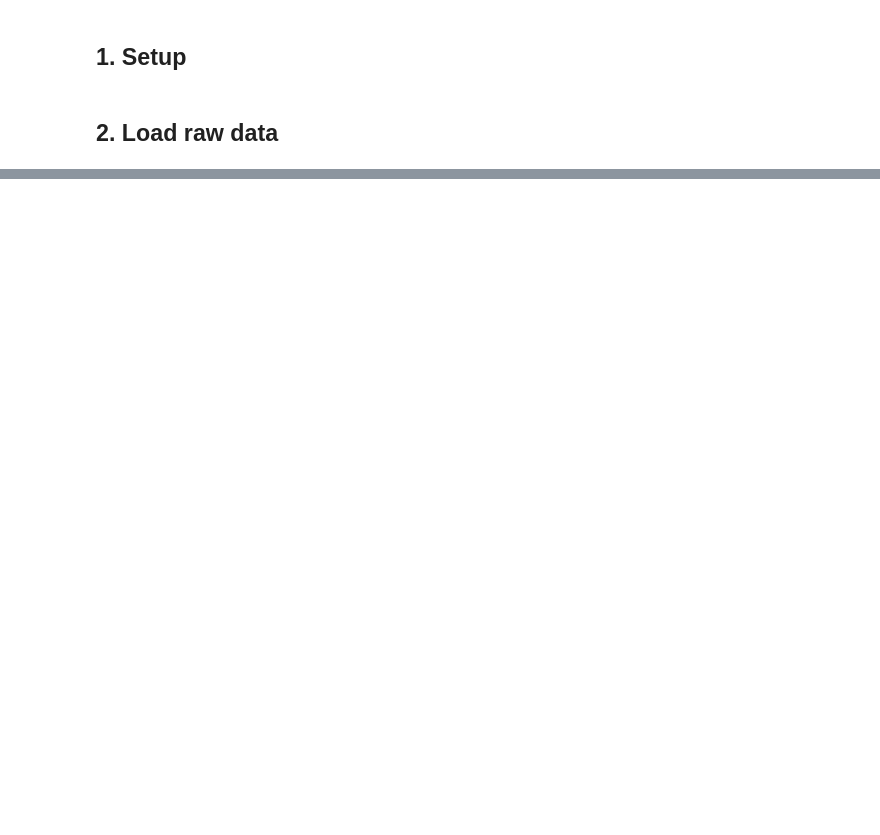
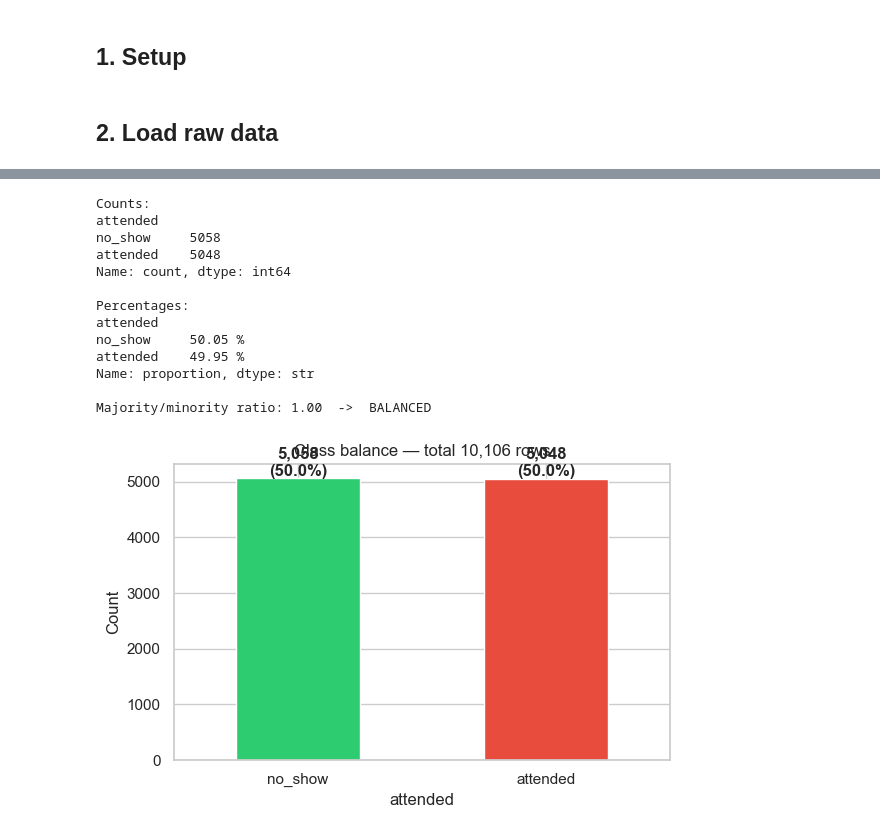
Before and after one commit to mahmoudsalhi/event, a Jupyter notebook: ml/no_show_model.ipynb, the cells around one changed output, grey strips where cells are left out. Drawn from its saved outputs; the diff is of its cells as text; code cells hidden in the pictures; blank space fills up the shorter version.

```diff
--- a/ml/no_show_model.ipynb
+++ b/ml/no_show_model.ipynb
@@ -358,0 +175,14 @@ print(f'Recommended action: {"send extra SMS reminder" if p_no_show > 0.4 else "
+# %%
+# 3.7 Feature engineering
+# (a) past attendance rate (handles 0/0 division safely)
+df['past_attendance_rate'] = np.where(
+    df['previous_events_attended'] > 0,
+    (df['previous_events_attended'] - df['previous_no_shows']) / df['previous_events_attended'].clip(lower=1),
+    0.5,
+)
+# (b) level match
+df['level_match'] = (
+    (df['event_target_level'] == 'ALL_LEVELS') |
+    (df['kid_english_level'] == df['event_target_level'])
+).astype(int)
+df[['past_attendance_rate', 'level_match']].describe()
@@ -358,0 +205,35 @@ print(f'Recommended action: {"send extra SMS reminder" if p_no_show > 0.4 else "
+# %%
+balance_counts = df['attended'].value_counts().rename({1: 'attended', 0: 'no_show'})
+balance_pct = df['attended'].value_counts(normalize=True).rename({1: 'attended', 0: 'no_show'})
+print('Counts:')
+print(balance_counts)
+print('\nPercentages:')
+print((balance_pct * 100).round(2).astype(str) + ' %')
+
+ratio = balance_counts.max() / balance_counts.min()
+verdict = 'BALANCED' if ratio < 1.5 else ('MILDLY IMBALANCED' if ratio < 3 else 'IMBALANCED')
+print(f'\nMajority/minority ratio: {ratio:.2f}  ->  {verdict}')
+
+fig, ax = plt.subplots(figsize=(6, 4))
+balance_counts.plot(kind='bar', ax=ax, color=['#2ecc71', '#e74c3c'], rot=0)
+ax.set_title(f'Class balance — total {len(df):,} rows')
+ax.set_ylabel('Count')
+for i, v in enumerate(balance_counts.values):
+    ax.text(i, v + len(df) * 0.005, f'{v:,}\n({balance_pct.iloc[i]:.1%})',
+            ha='center', fontweight='bold')
+plt.tight_layout(); plt.show()
+# %% [output]
+Counts:
+attended
+no_show     5058
+attended    5048
+Name: count, dtype: int64
+
+Percentages:
+attended
+no_show     50.05 %
+attended    49.95 %
+Name: proportion, dtype: str
+
+Majority/minority ratio: 1.00  ->  BALANCED
+[figure, added]
```
Also changed, not shown: parts of 74 cells of this notebook, 12 other files.
